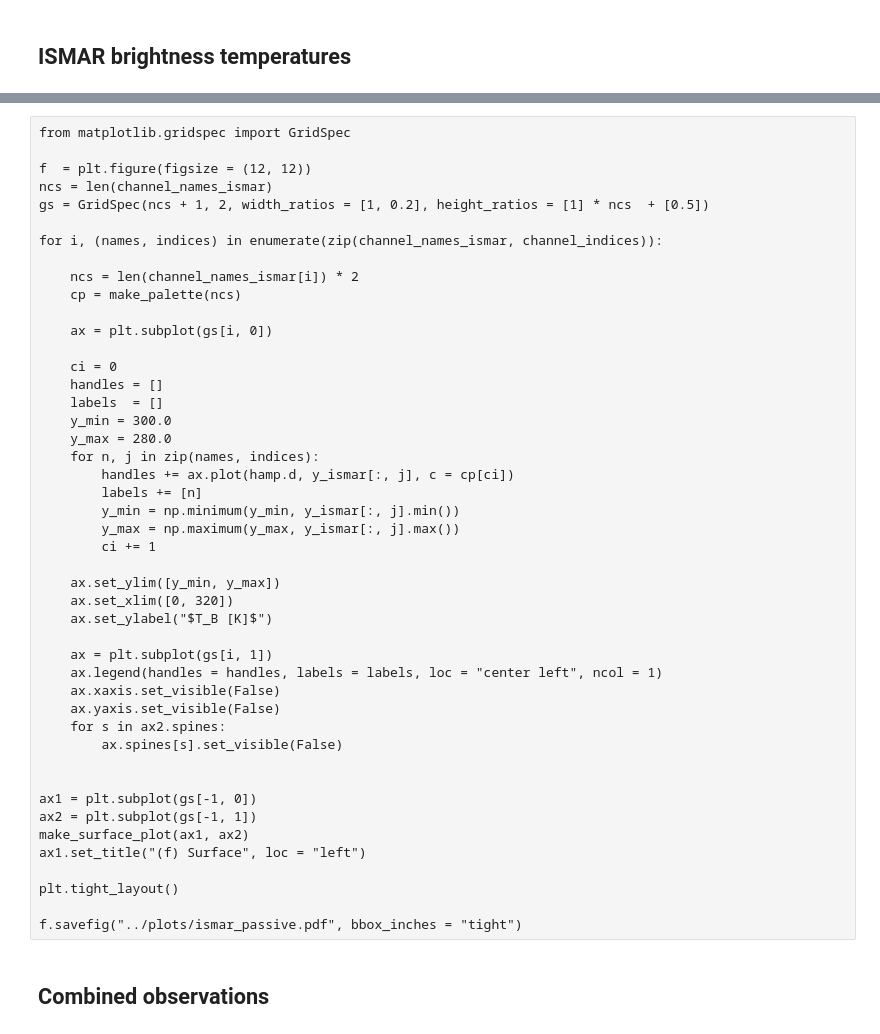
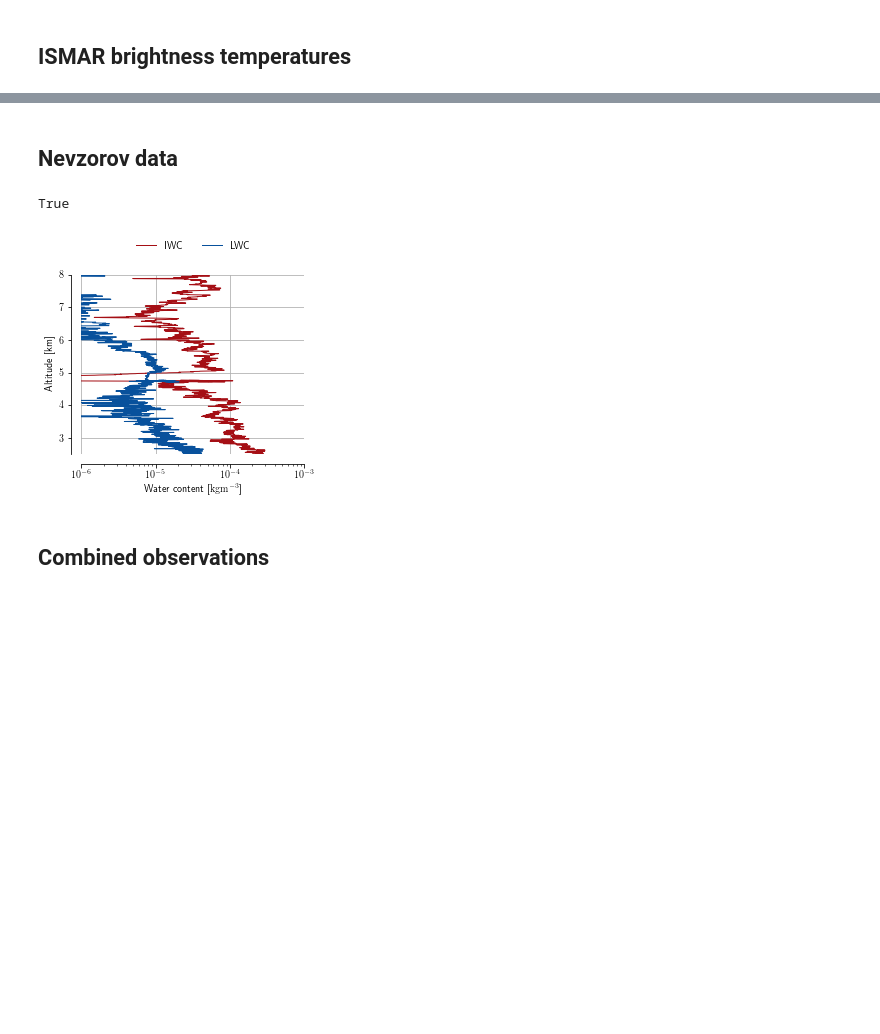
Before and after one commit to simonpf/ismar_combined, a Jupyter notebook: notebooks/overview.ipynb, the cells around one changed output, grey strips where cells are left out. Saved outputs shown, nothing was run; the diff lists cells and outputs as text; code cells hidden in the pictures; blank space fills up the shorter version.

```diff
--- a/notebooks/overview.ipynb
+++ b/notebooks/overview.ipynb
@@ -633,49 +625,30 @@ True
-# %% [raw]
-from matplotlib.gridspec import GridSpec
-
-f  = plt.figure(figsize = (12, 12))
-ncs = len(channel_names_ismar)
-gs = GridSpec(ncs + 1, 2, width_ratios = [1, 0.2], height_ratios = [1] * ncs  + [0.5])
-
-for i, (names, indices) in enumerate(zip(channel_names_ismar, channel_indices)):
-
-    ncs = len(channel_names_ismar[i]) * 2
-    cp = make_palette(ncs)
-
-    ax = plt.subplot(gs[i, 0])
-
-    ci = 0
-    handles = []
-    labels  = []
-    y_min = 300.0
-    y_max = 280.0
-    for n, j in zip(names, indices):
-        handles += ax.plot(hamp.d, y_ismar[:, j], c = cp[ci])
-        labels += [n]
-        y_min = np.minimum(y_min, y_ismar[:, j].min())
-        y_max = np.maximum(y_max, y_ismar[:, j].max())
-        ci += 1
-
-    ax.set_ylim([y_min, y_max])
-    ax.set_xlim([0, 320])
-    ax.set_ylabel("$T_B [K]$")
-
-    ax = plt.subplot(gs[i, 1])
-    ax.legend(handles = handles, labels = labels, loc = "center left", ncol = 1)
-    ax.xaxis.set_visible(False)
-    ax.yaxis.set_visible(False)
-    for s in ax2.spines:
-        ax.spines[s].set_visible(False)
-
-
-ax1 = plt.subplot(gs[-1, 0])
-ax2 = plt.subplot(gs[-1, 1])
-make_surface_plot(ax1, ax2)
-ax1.set_title("(f) Surface", loc = "left")
-
-plt.tight_layout()
-
-f.savefig("../plots/ismar_passive.pdf", bbox_inches = "tight")
+# %% [markdown]
+## Nevzorov data
+# %%
+from joint_flight.data.in_situ import faam
+f = plt.figure(figsize = (4, 4))
+gs = GridSpec(2, 1, height_ratios = [0.1, 1.0])
+
+handles = []
+ax = plt.subplot(gs[1])
+handles += ax.plot(faam.twc_ice / 1e3, faam.nev_z / 1e3, lw = 1, label = "IWC")
+handles += ax.plot(faam.lwc_liquid / 1e3, faam.nev_z / 1e3, lw = 1, label = "LWC")
+ax.set_xscale("log")
+ax.set_xlim([1e-6, 1e-3])
+despine_ax(ax, left = True, bottom = True)
+ax.set_ylim([2.5, 8])
+ax.set_ylabel("Altitude [km]")
+ax.set_xlabel(r"Water content [$\unit{kg m^{-3}}$]")
+
+ax = plt.subplot(gs[0])
+ax.set_axis_off()
+labels = ["IWC", "LWC"]
+ax.legend(handles = handles, labels = labels, loc = "center", ncol = 2)
+
+f.savefig("../plots/nevzorov.pdf", bbox_inches = "tight")
+# %% [output]
+True
+[figure, added]
 # %% [markdown]
 ## Combined observations
 # %%
```
Also changed, not shown: parts of 9 cells of this notebook, 8 other files.
